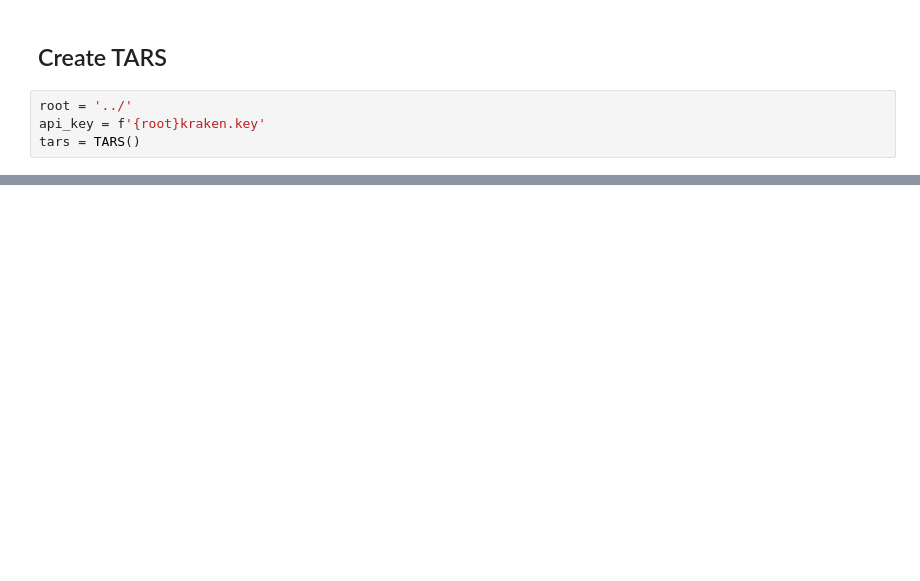
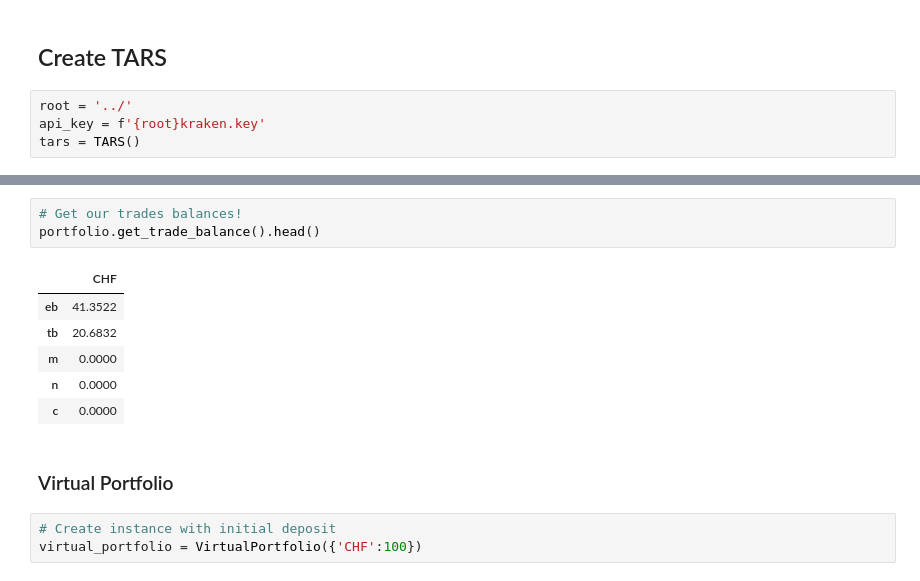
Before and after one commit to fredmontet/tars, a Jupyter notebook: notebooks/test.ipynb, the cells around one changed output, grey strips where cells are left out. Drawn from its saved outputs; the diff is of its cells as text; blank space fills up the shorter version.

```diff
--- a/notebooks/test.ipynb
+++ b/notebooks/test.ipynb
@@ -170,0 +97,15 @@ trader.query_trades_info('THXHTO-FDKTU-NGQT4A')
+# %%
+# Get our trades balances!
+portfolio.get_trade_balance().head()
+# %% [output]
+|  | CHF |
+| eb | 41.3522 |
+| tb | 20.6832 |
+| m | 0.0000 |
+| n | 0.0000 |
+| c | 0.0000 |
+# %% [markdown]
+### Virtual Portfolio
+# %%
+# Create instance with initial deposit
+virtual_portfolio = VirtualPortfolio({'CHF':100})
```
Also changed, not shown: parts of 60 cells of this notebook, 7 other files.
